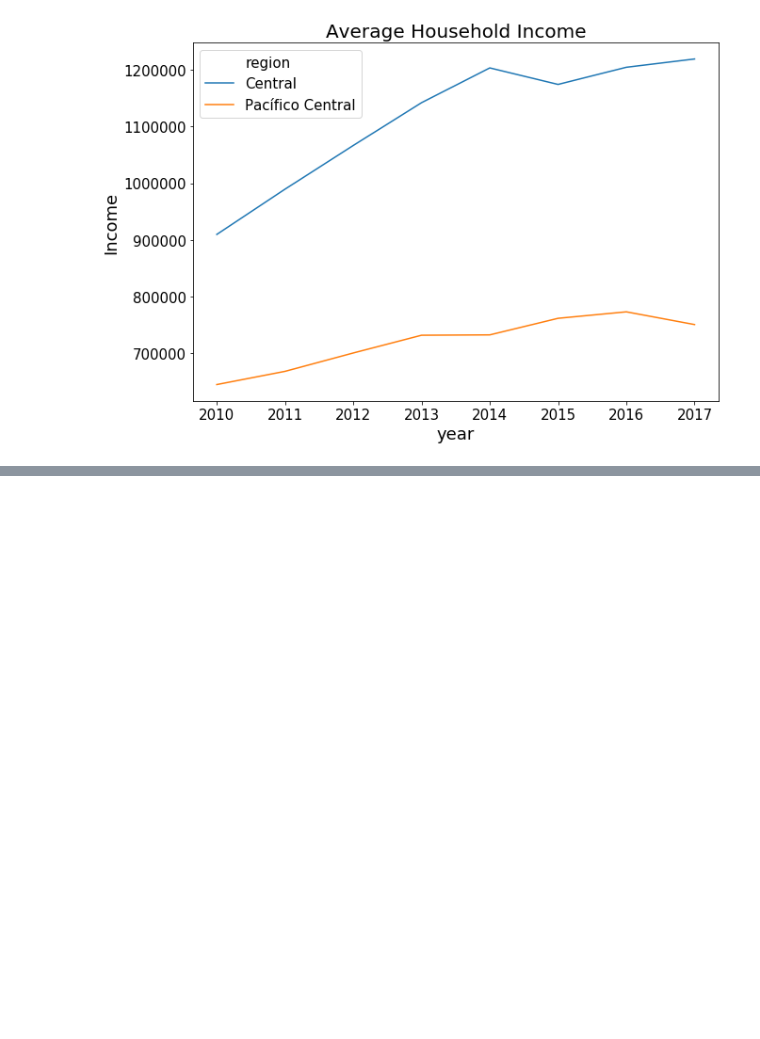
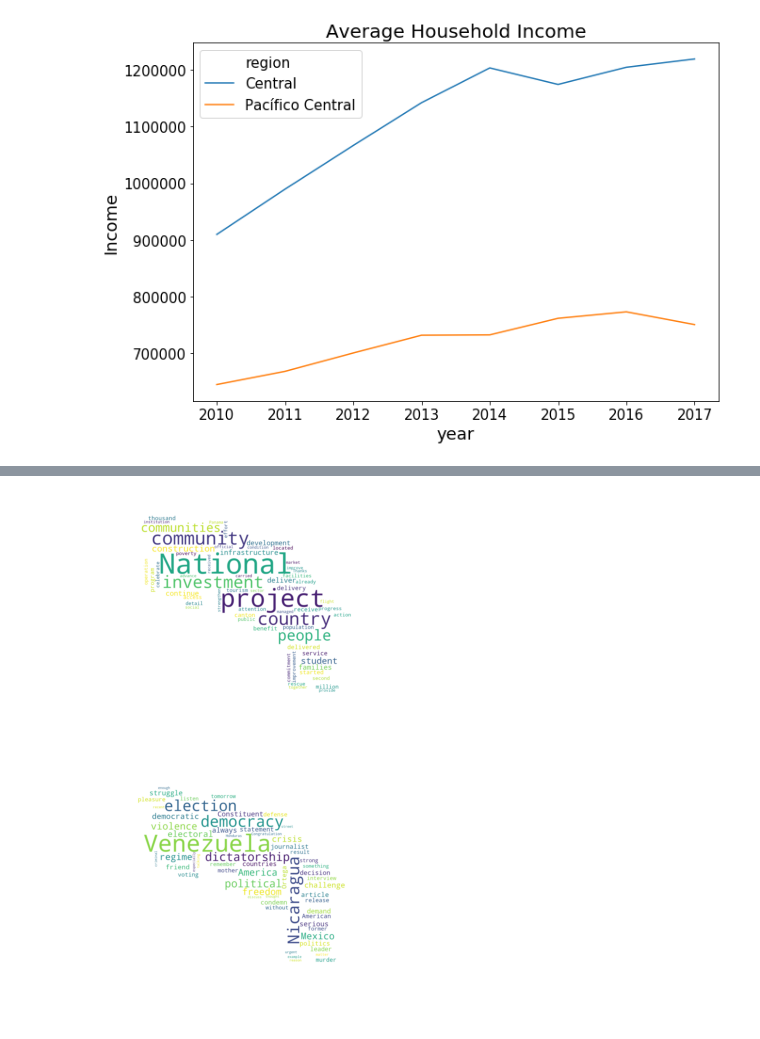
Before and after one commit to zhaomh1998/ece143, a Jupyter notebook: Final_Plots.ipynb, the cells around one changed output, grey strips where cells are left out. Cells and saved outputs as stored; diff of their text form; code cells hidden in the pictures; blank space fills up the shorter version.

```diff
--- a/Final_Plots.ipynb
+++ b/Final_Plots.ipynb
@@ -252,0 +298,18 @@ plt.savefig(os.getcwd() + '/plots/economy_income.png')
+# %%
+data1=cleaned_up_text(os.getcwd() + '/twitter_data/translated_Laura_ch_tweets.txt','Laura_Ch')
+data2=cleaned_up_text(os.getcwd() + '/twitter_data/translated_CarlosAlvQ_tweets.txt','CarlosAlvQ')
+data3=cleaned_up_text(os.getcwd() + '/twitter_data/translated_luisguillermosr_tweets.txt','luisguillermosr')
+mask2=imr('costa_rica.jpg')
+mask2=rgb2gray(mask2)
+mask2[mask2>250]=255
+mask2[mask2<250]=0
+mask2=resize(mask2,(1200,1200))
+wordcloud1 = WordCloud(max_words=35628500,mask=mask2,background_color='white').generate(data1)
+wordcloud3 = WordCloud(max_words=356285,mask=mask2,background_color='white').generate(data3)
+wordcloud_diff = find_diff(wordcloud1, wordcloud3)
+
+makeImage_freq(dict(wordcloud_diff[0:60]),"luisguiller")
+makeImage_freq(dict(wordcloud_diff[-60:]),"laura_ch")
+# %% [output]
+[figure, added]
+[figure, added]
```
Also changed, not shown: parts of 12 cells of this notebook.
